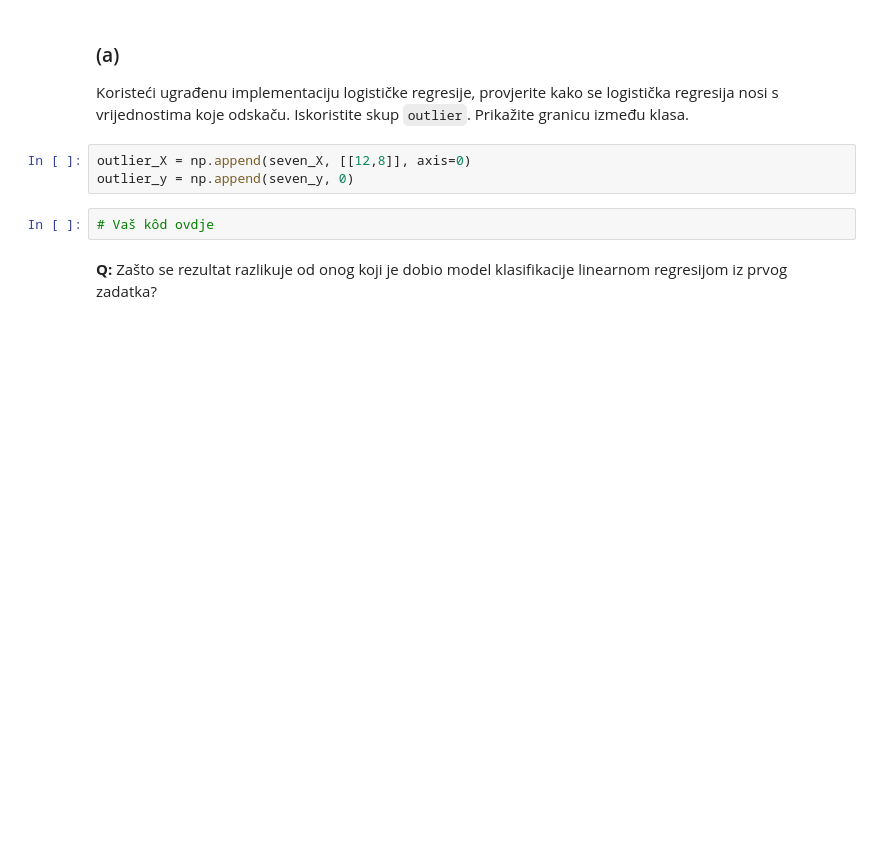
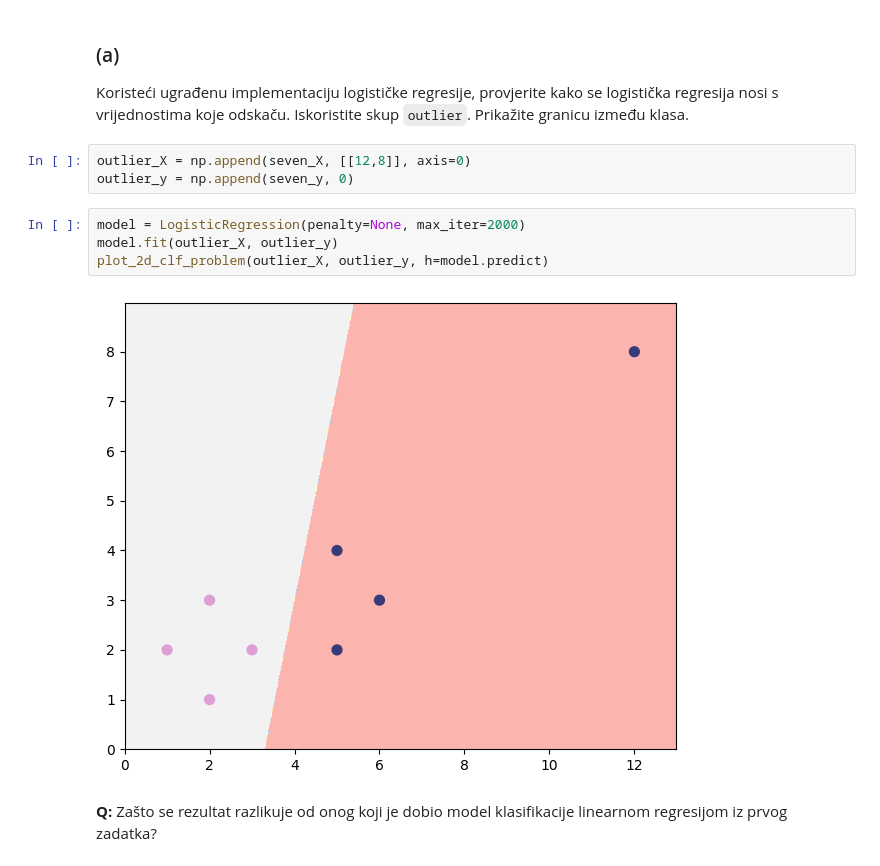
Before and after one commit to fran-galic/Machine-Learning-1, a Jupyter notebook: lab2/SU1-2025-LAB2.ipynb, the cells around one changed output. Saved outputs shown, nothing was run; the diff lists cells and outputs as text; blank space fills up the shorter version.

```diff
--- a/lab2/SU1-2025-LAB2.ipynb
+++ b/lab2/SU1-2025-LAB2.ipynb
@@ -346,8 +400,12 @@ Koristeći ugrađenu implementaciju logističke regresije, provjerite kako se lo
 # %%
 outlier_X = np.append(seven_X, [[12,8]], axis=0)
 outlier_y = np.append(seven_y, 0)
-# %%
-# Vaš kôd ovdje
+# %%
+model = LogisticRegression(penalty=None, max_iter=2000)
+model.fit(outlier_X, outlier_y)
+plot_2d_clf_problem(outlier_X, outlier_y, h=model.predict)
+# %% [output]
+[figure, added]
 # %% [markdown]
 **Q:** Zašto se rezultat razlikuje od onog koji je dobio model klasifikacije linearnom regresijom iz prvog zadatka?
 # %% [markdown]
```
Also changed, not shown: parts of 18 cells of this notebook.
